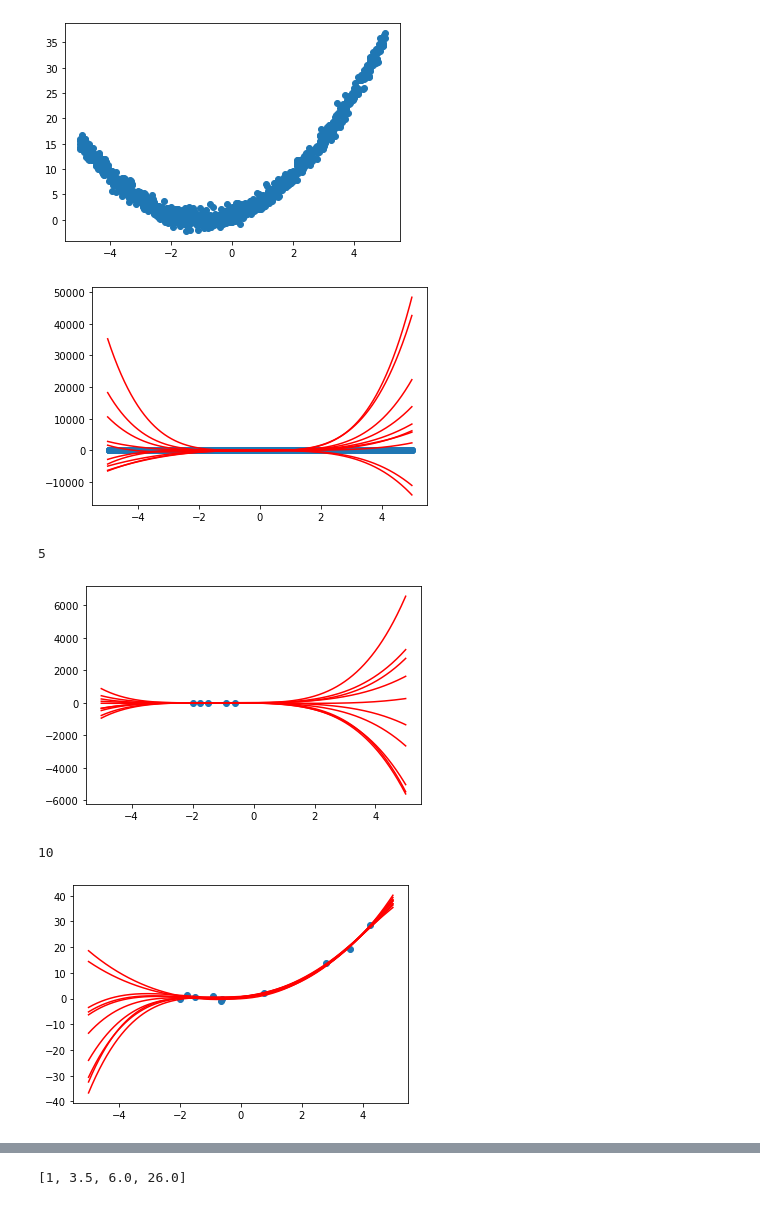
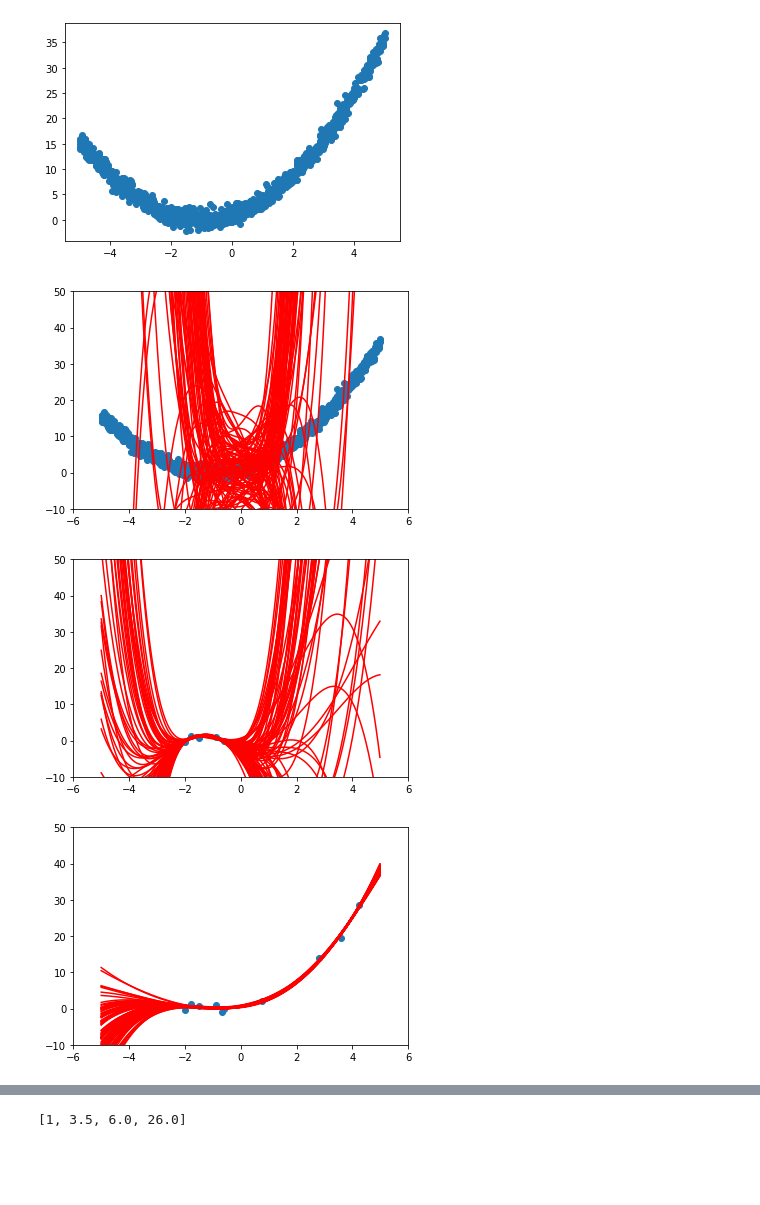
Before and after one commit to ryuichiueda/robot_and_stats_code, a Jupyter notebook: 8章の曲線回帰.ipynb, the cells around one changed output, grey strips where cells are left out. Drawn from its saved outputs; the diff is of its cells as text; code cells hidden in the pictures; blank space fills up the shorter version.

```diff
--- a/8章の曲線回帰.ipynb
+++ b/8章の曲線回帰.ipynb
@@ -5,9 +5,9 @@ from scipy.stats import gamma, multivariate_normal
 import data
 # %%
 mu = [np.array([[0.0], [0.0], [0.0], [0.0], [0.0]])]
-gauss_lambda = [np.identity(5)*0.01]
+gauss_lambda = [np.identity(5)*0.001]
 a = [1]
-b = [0.1]
+b = [0.01]
 
 def phi_function(x, mu):
     return sum([mu[n]*(x**n) for n in range(5)])
@@ -60,31 +66,33 @@ draw_data(data)
 # %%
 def draw_estimate(data, mus):
     xs = [e[0] for e in data]
     ys = [e[1] for e in data]
     plt.scatter(xs, ys)
 
     xs = np.arange(-5, 5, 0.01)
 
     for mu in mus:
         ys = [phi_function(x, mu) for x in xs]
         plt.plot(xs, ys, color="red")
 
 def draw_estimates(num, data):
     mus = []
 
     lmd_dist = gen_lambda_dist()
     lmds = lmd_dist.rvs(num)
 
     for mld in lmds:
         w_dist = gen_w_dist(lmd)
         mus.append(w_dist.rvs(1))
 
     draw_estimate(data, mus)
 
+    plt.xlim(-6,6)
+    plt.ylim(-10,50)
     plt.show()
 
 draw_estimates(10, data)
 # %% [output]
-[figure, old version]
+[figure, new version]
 # %%
 def update(data):
@@ -114,14 +121,12 @@ def update(data):
 update(data[:5])
 draw_estimates(10, data[:5])
 # %% [output]
-5
-[figure, old version]
+[figure, new version]
 # %%
 update(data[:10])
 draw_estimates(10, data[:10])
 # %% [output]
-10
-[figure, old version]
+[figure, new version]
 # %%
 update(data[:50])
 draw_estimates(10, data[:50])
```
Also changed, not shown: parts of 10 cells of this notebook.
